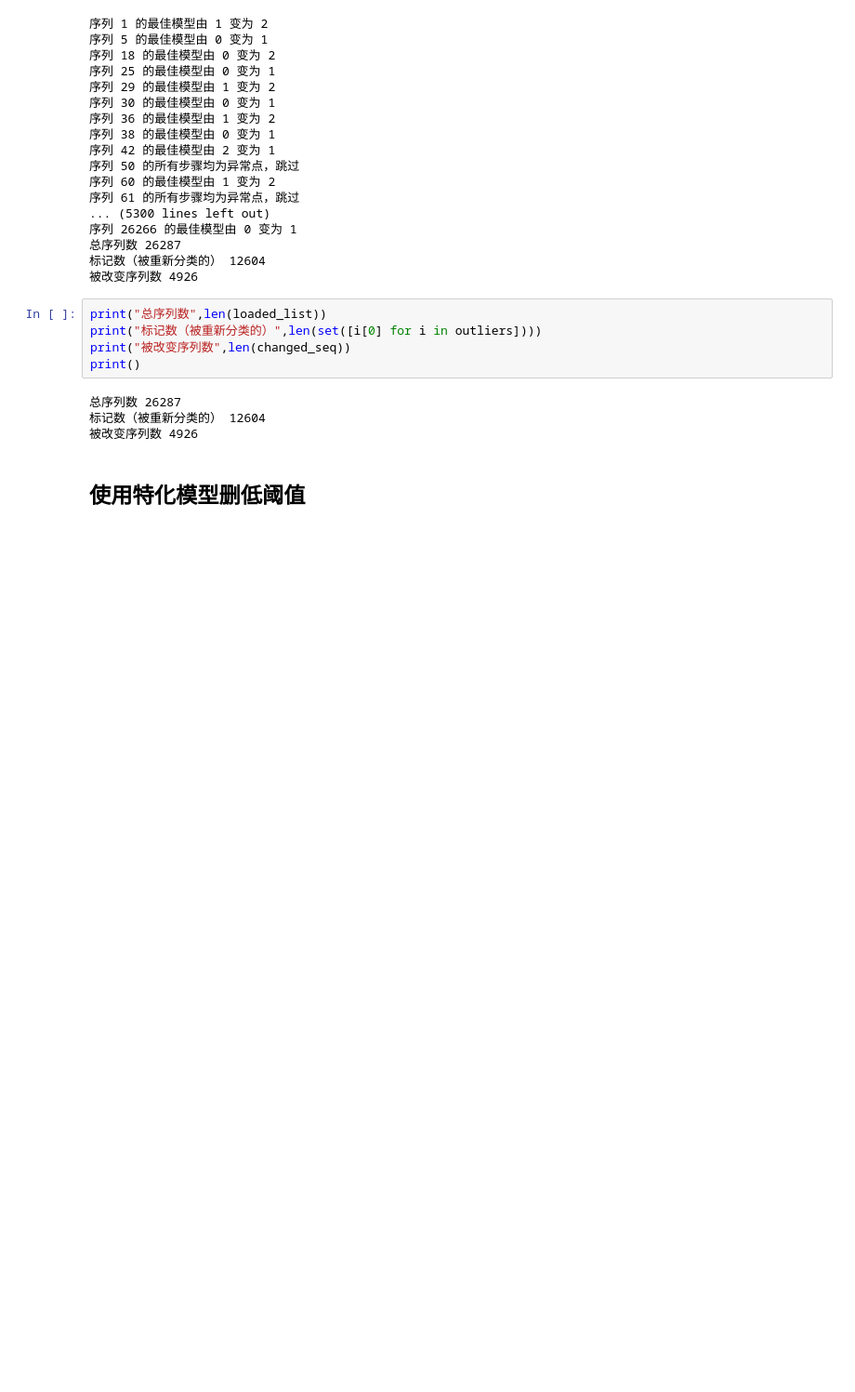
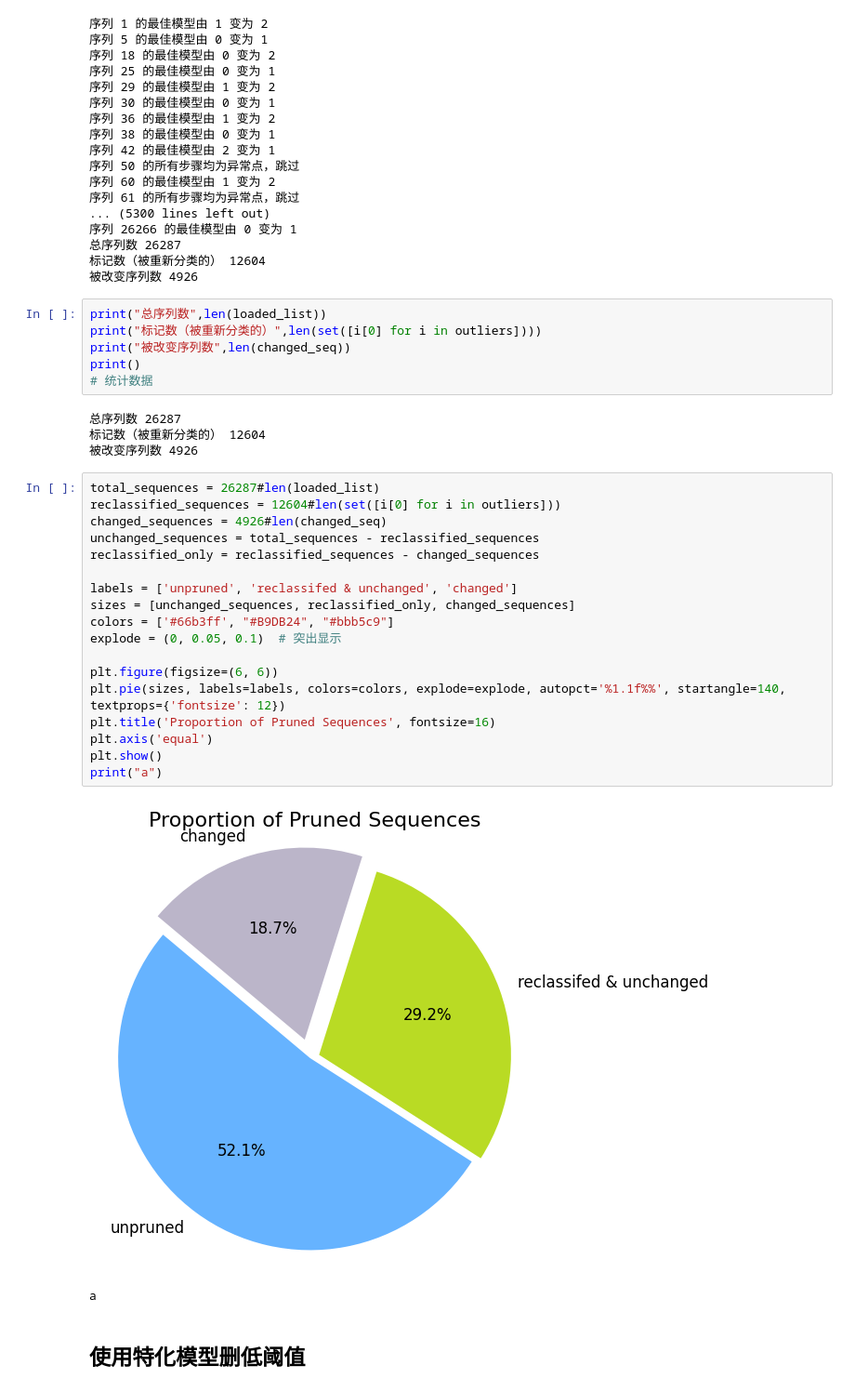
Before and after one commit to ArgentumWolf/LossPrune, a Jupyter notebook: LossPrune.ipynb, the cells around one changed output. Shown at 93% size. Cells and saved outputs as stored; diff of their text form; blank space fills up the shorter version.

```diff
--- a/LossPrune.ipynb
+++ b/LossPrune.ipynb
@@ -558,10 +558,32 @@ print("总序列数",len(loaded_list))
 print("标记数（被重新分类的）",len(set([i[0] for i in outliers])))
 print("被改变序列数",len(changed_seq))
 print()
+# 统计数据
 # %% [output]
 总序列数 26287
 标记数（被重新分类的） 12604
 被改变序列数 4926
+# %%
+total_sequences = 26287#len(loaded_list)
+reclassified_sequences = 12604#len(set([i[0] for i in outliers]))
+changed_sequences = 4926#len(changed_seq)
+unchanged_sequences = total_sequences - reclassified_sequences
+reclassified_only = reclassified_sequences - changed_sequences
+
+labels = ['unpruned', 'reclassifed & unchanged', 'changed']
+sizes = [unchanged_sequences, reclassified_only, changed_sequences]
+colors = ['#66b3ff', "#B9DB24", "#bbb5c9"]
+explode = (0, 0.05, 0.1)  # 突出显示
+
+plt.figure(figsize=(6, 6))
+plt.pie(sizes, labels=labels, colors=colors, explode=explode, autopct='%1.1f%%', startangle=140, textprops={'fontsize': 12})
+plt.title('Proportion of Pruned Sequences', fontsize=16)
+plt.axis('equal')
+plt.show()
+print("a")
+# %% [output]
+[figure, added]
+a
 # %% [markdown]
 ## 使用特化模型删低阈值
 # %% [markdown]
```
Also changed, not shown: parts of 9 cells of this notebook, 22 other files.
